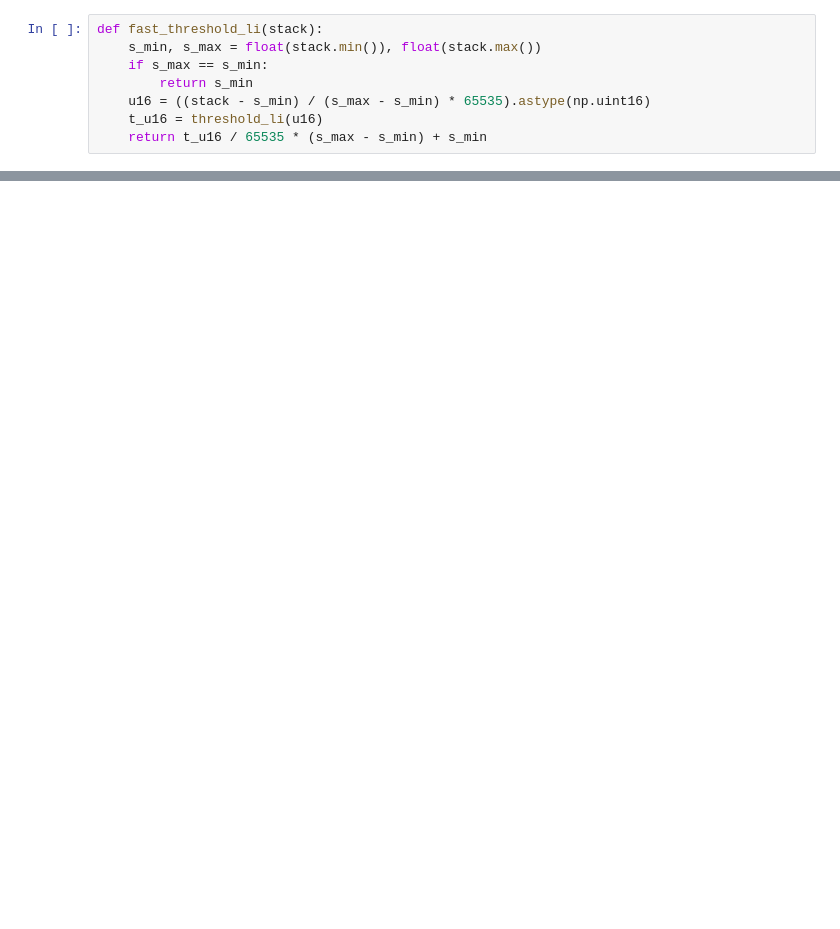
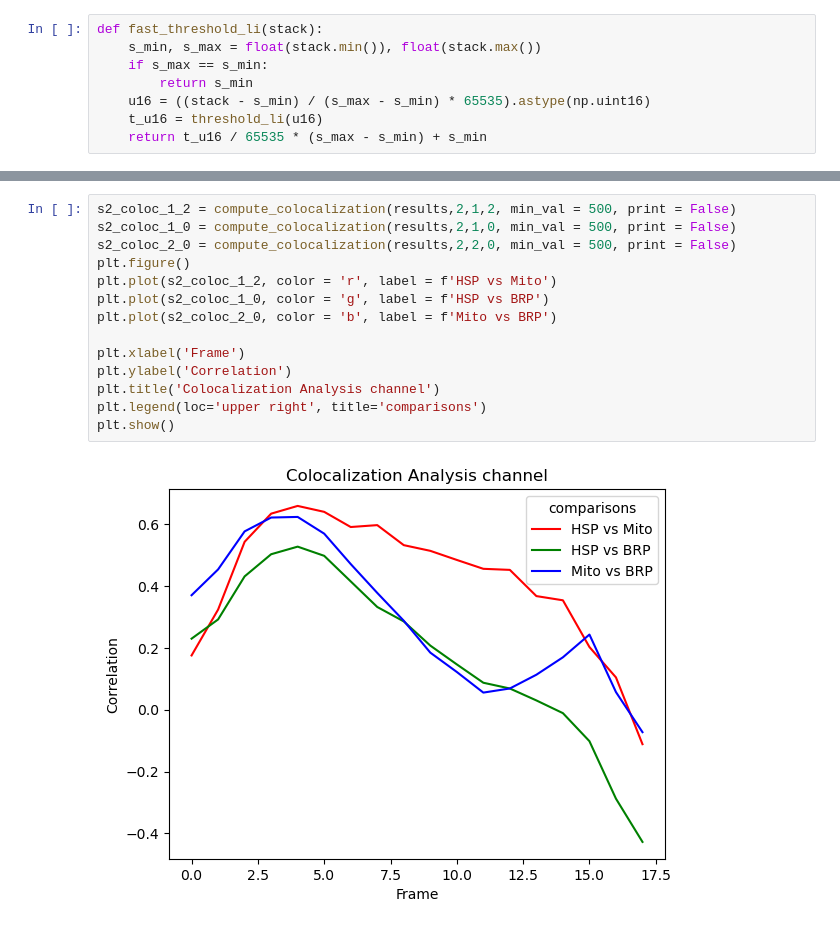
Before and after one commit to gmalagonv/confocal, a Jupyter notebook: analysis_notebooks/colocalization_test.ipynb, the cells around one changed output, grey strips where cells are left out. Cells and saved outputs as stored; diff of their text form; blank space fills up the shorter version.

```diff
--- a/analysis_notebooks/colocalization_test.ipynb
+++ b/analysis_notebooks/colocalization_test.ipynb
@@ -231,0 +326,16 @@ plt.show()
+# %%
+s2_coloc_1_2 = compute_colocalization(results,2,1,2, min_val = 500, print = False)
+s2_coloc_1_0 = compute_colocalization(results,2,1,0, min_val = 500, print = False)
+s2_coloc_2_0 = compute_colocalization(results,2,2,0, min_val = 500, print = False)
+plt.figure()
+plt.plot(s2_coloc_1_2, color = 'r', label = f'HSP vs Mito')
+plt.plot(s2_coloc_1_0, color = 'g', label = f'HSP vs BRP')
+plt.plot(s2_coloc_2_0, color = 'b', label = f'Mito vs BRP')
+
+plt.xlabel('Frame')
+plt.ylabel('Correlation')
+plt.title('Colocalization Analysis channel')
+plt.legend(loc='upper right', title='comparisons')
+plt.show()
+# %% [output]
+[figure, added]
```
Also changed, not shown: parts of 7 cells of this notebook.
